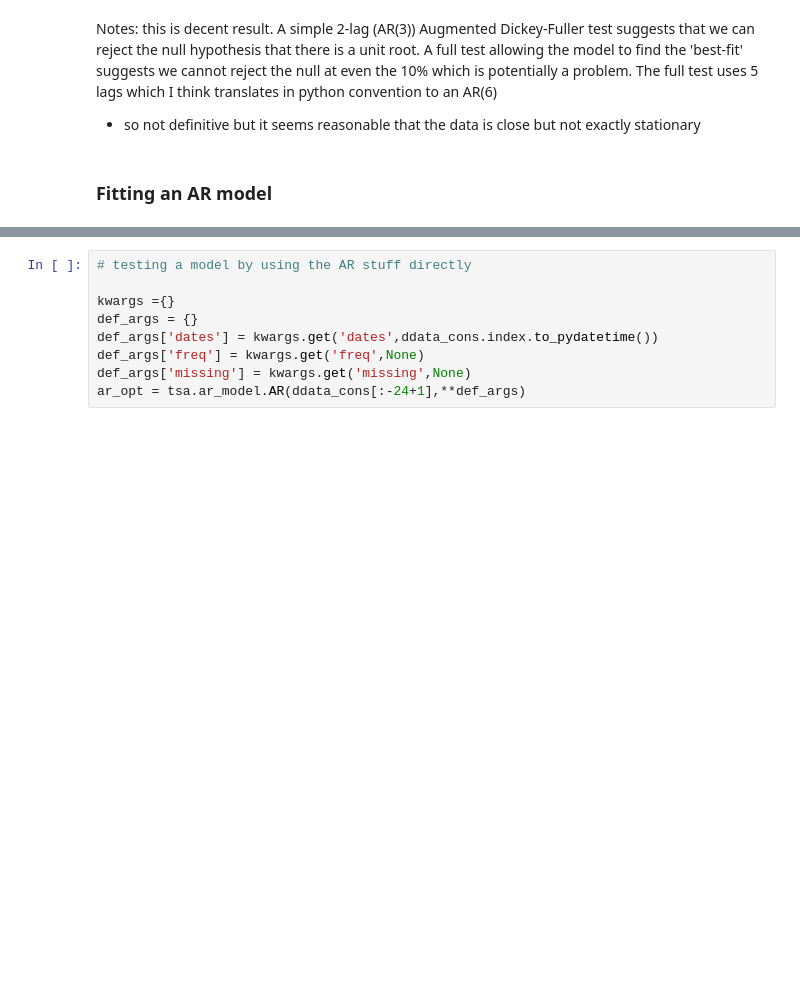
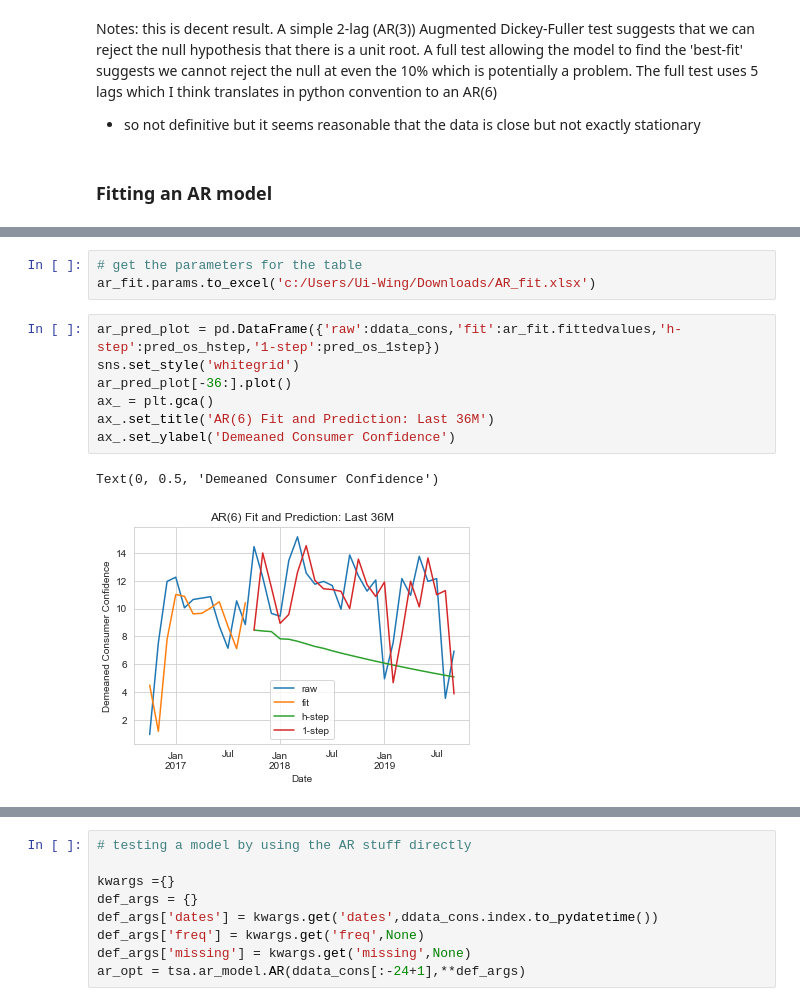
Before and after one commit to nt-ds/ckt-time-series-analysis, a Jupyter notebook: TSM_Proj.ipynb, the cells around one changed output, grey strips where cells are left out. Drawn from its saved outputs; the diff is of its cells as text; blank space fills up the shorter version.

```diff
--- a/TSM_Proj.ipynb
+++ b/TSM_Proj.ipynb
@@ -290,0 +313,13 @@ ar_weirdfit = ar_model_opt.fit()
+# %%
+# get the parameters for the table
+ar_fit.params.to_excel('c:/Users/Ui-Wing/Downloads/AR_fit.xlsx')
+# %%
+ar_pred_plot = pd.DataFrame({'raw':ddata_cons,'fit':ar_fit.fittedvalues,'h-step':pred_os_hstep,'1-step':pred_os_1step})
+sns.set_style('whitegrid')
+ar_pred_plot[-36:].plot()
+ax_ = plt.gca()
+ax_.set_title('AR(6) Fit and Prediction: Last 36M')
+ax_.set_ylabel('Demeaned Consumer Confidence')
+# %% [output]
+Text(0, 0.5, 'Demeaned Consumer Confidence')
+[figure, added]
```
Also changed, not shown: parts of 10 cells of this notebook.
